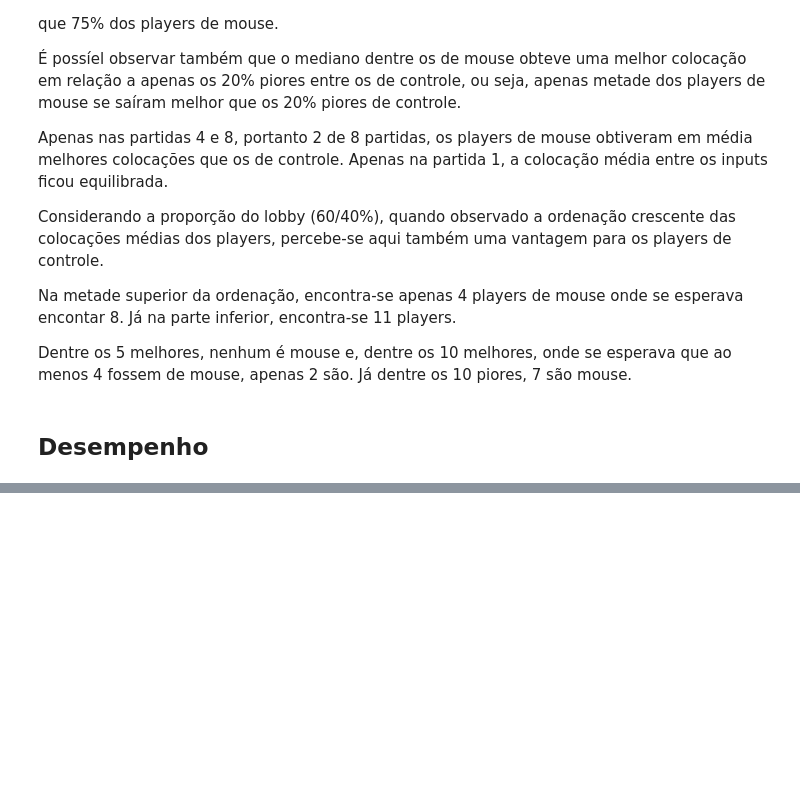
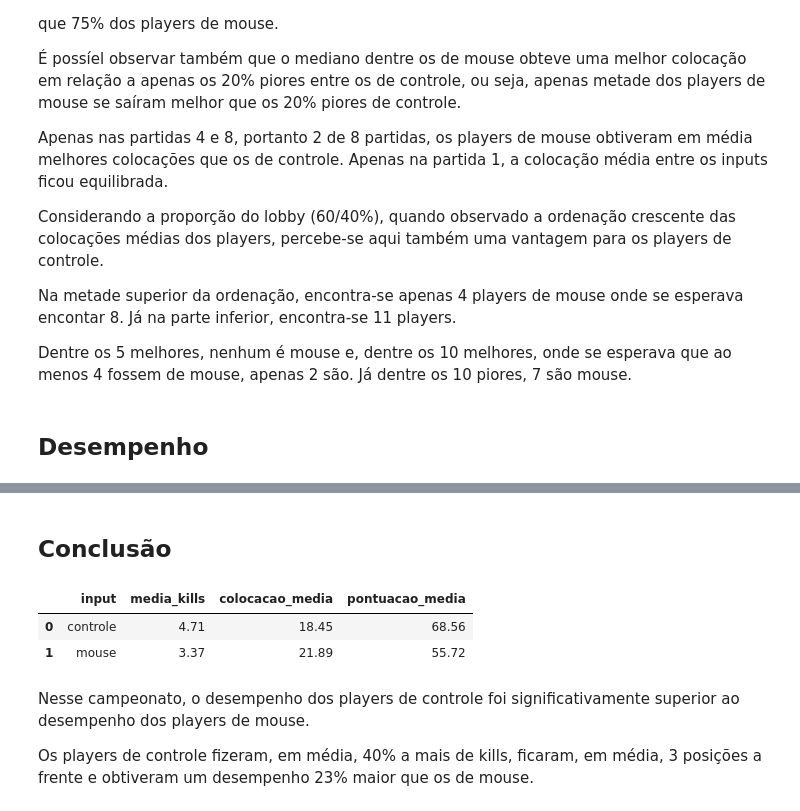
Before and after one commit to GodoyLucas/king_of_rebirth, a Jupyter notebook: Notebooks/King_of_Rebirth_Final.ipynb, the cells around one changed output, grey strips where cells are left out. Drawn from its saved outputs; the diff is of its cells as text; code cells hidden in the pictures; blank space fills up the shorter version.

```diff
--- a/Notebooks/King_of_Rebirth_Final.ipynb
+++ b/Notebooks/King_of_Rebirth_Final.ipynb
@@ -934,0 +943,12 @@ Essa métrica foi elaborada pelo estudo para avaliar o desempenho dos players le
+# %% [markdown]
+## Conclusão
+# %%
+dist_freq_input[['input', 'media_kills', 'colocacao_media', 'pontuacao_media']]
+# %% [output]
+|  | input | media_kills | colocacao_media | pontuacao_media |
+| 0 | controle | 4.71 | 18.45 | 68.56 |
+| 1 | mouse | 3.37 | 21.89 | 55.72 |
+# %% [markdown]
+Nesse campeonato, o desempenho dos players de controle foi significativamente superior ao desempenho dos players de mouse.
+
+Os players de controle fizeram, em média, 40% a mais de kills, ficaram, em média, 3 posições a frente e obtiveram um desempenho 23% maior que os de mouse.
```
Also changed, not shown: parts of 2 cells of this notebook.
